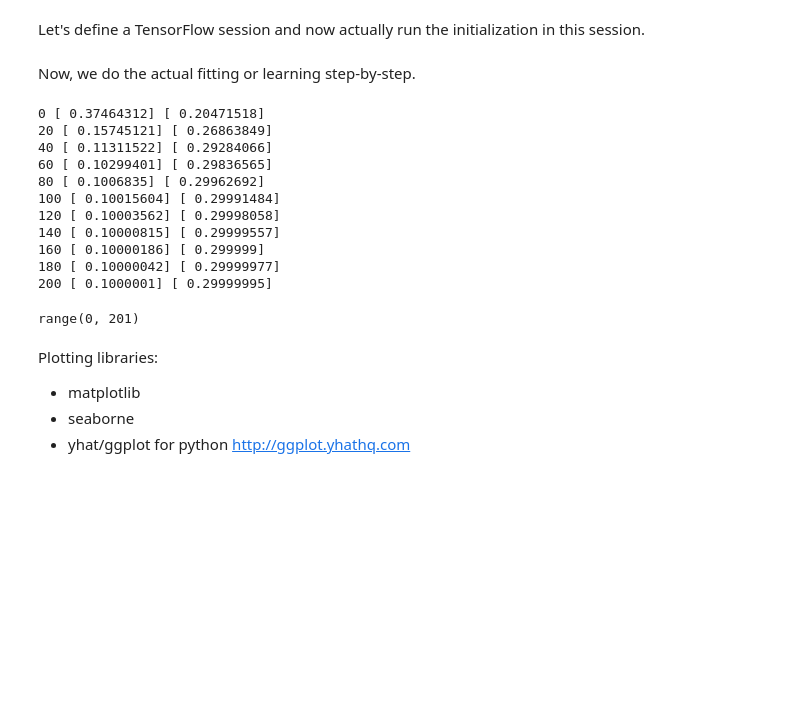
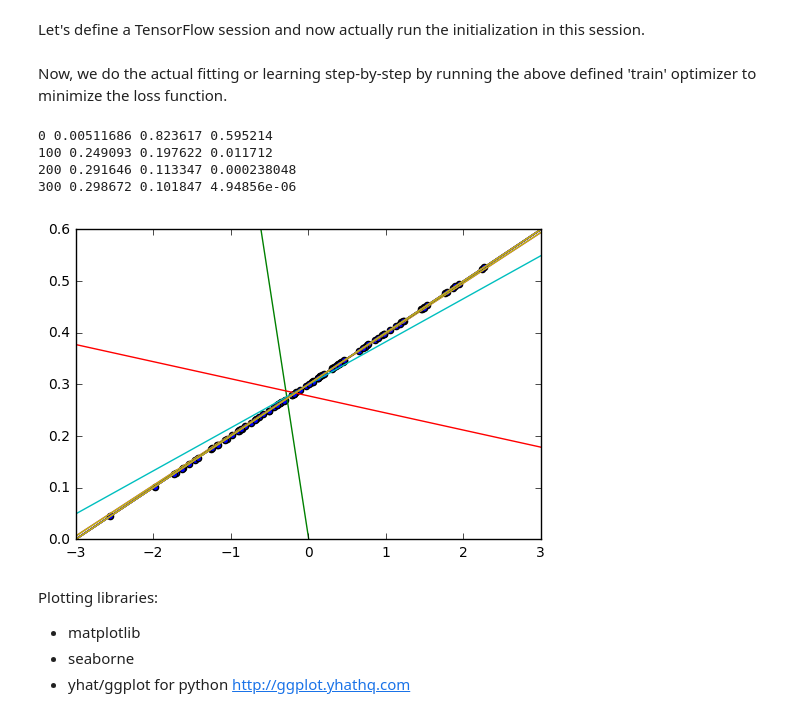
Before and after one commit to alenzhao/Linear-regression-in-Tensorflow, a Jupyter notebook: Linear Regression.ipynb, the cells around one changed output. Saved outputs shown, nothing was run; the diff lists cells and outputs as text; code cells hidden in the pictures; blank space fills up the shorter version.

```diff
--- a/Linear Regression.ipynb
+++ b/Linear Regression.ipynb
@@ -52,27 +99,25 @@ Let's define a TensorFlow session and now actually run the initialization in thi
 sess = tf.Session()
 sess.run(init)
 # %% [markdown]
-Now, we do the actual fitting or learning step-by-step.
+Now, we do the actual fitting or learning step-by-step by running the above defined 'train' optimizer to minimize the loss function.
 # %%
-for step in range(201):
+n_steps = 301 # Number of steps in the gradient descent towards the minimum of the loss function
+n_gap = 100 # Plot every n-gap steps starting from the 1st step
+for step in range(n_steps):
     sess.run(train)
-    if step % 20 == 0:
-        print(step, sess.run(W), sess.run(b))
+    if step % n_gap == 0:
+        Wstep = sess.run(W)
+        bstep = sess.run(b)
+        plotLine(p1,ax1,bstep,Wstep) # Successively plots better fitting lines
+        print(step, bstep[0], Wstep[0], sess.run(loss))
 
 # Learns best fit is W: [0.1], b: [0.3]
 # %% [output]
-0 [ 0.37464312] [ 0.20471518]
-20 [ 0.15745121] [ 0.26863849]
-40 [ 0.11311522] [ 0.29284066]
-60 [ 0.10299401] [ 0.29836565]
-80 [ 0.1006835] [ 0.29962692]
-100 [ 0.10015604] [ 0.29991484]
-120 [ 0.10003562] [ 0.29998058]
-140 [ 0.10000815] [ 0.29999557]
-160 [ 0.10000186] [ 0.299999]
-180 [ 0.10000042] [ 0.29999977]
-200 [ 0.1000001] [ 0.29999995]
+0 0.00511686 0.823617 0.595214
+100 0.249093 0.197622 0.011712
+200 0.291646 0.113347 0.000238048
+300 0.298672 0.101847 4.94856e-06
-# %%
-range(201)
-# %% [output]
-range(0, 201)
+# %%
+p1
+# %% [output]
+[figure, added]
```
Also changed, not shown: parts of 21 cells of this notebook.
